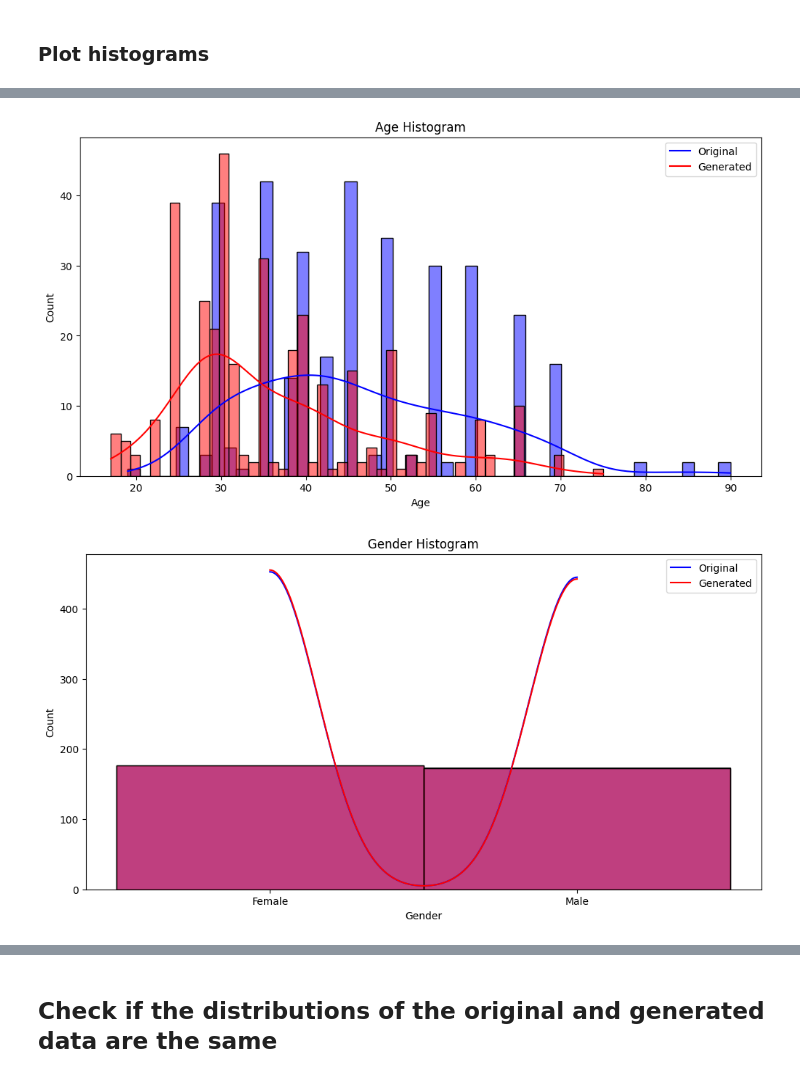
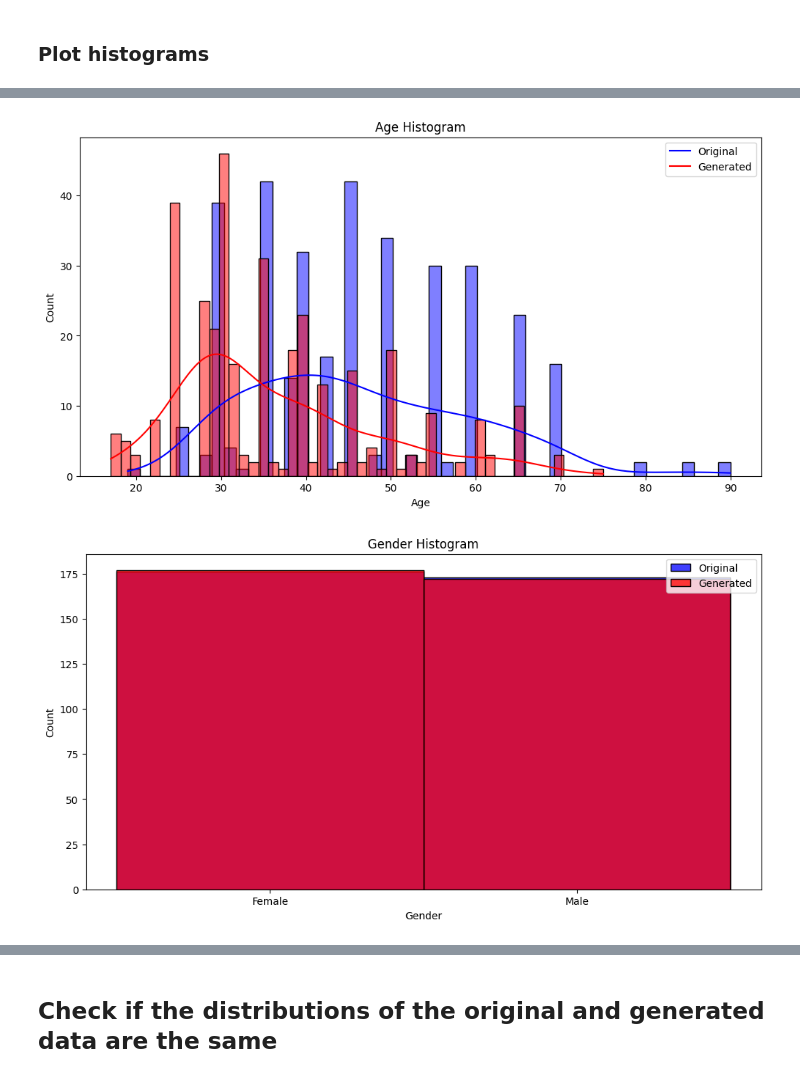
Before and after one commit to Ayfred/dissertation_maxime_mu, a Jupyter notebook: evaluation/EvaluateData_Llama-3-8b.ipynb, the cells around one changed output, grey strips where cells are left out. Cells and saved outputs as stored; diff of their text form; code cells hidden in the pictures.

```diff
--- a/evaluation/EvaluateData_Llama-3-8b.ipynb
+++ b/evaluation/EvaluateData_Llama-3-8b.ipynb
@@ -189,8 +189,12 @@ for col in original_data.columns:
     if col == 'Disease':
         continue
     plt.figure(figsize=(12, 6))
-    sns.histplot(original_data[col], color='blue', bins=50, kde=True)
-    sns.histplot(generated_data[col], color='red', bins=50, kde=True)
+    if col == 'Age':
+        sns.histplot(original_data[col], color='blue', bins=50, kde=True)
+        sns.histplot(generated_data[col], color='red', bins=50, kde=True)
+    else:
+        sns.histplot(original_data[col], color='blue', kde=False)
+        sns.histplot(generated_data[col], color='red', kde=False)
     plt.title(f'{col} Histogram')
     plt.legend(['Original', 'Generated'])
 
@@ -205,2 +209,2 @@ for col in original_data.columns:
 [figure]
-[figure, old version]
+[figure, new version]
```
Also changed, not shown: parts of 2 cells of this notebook, 1 other file.
